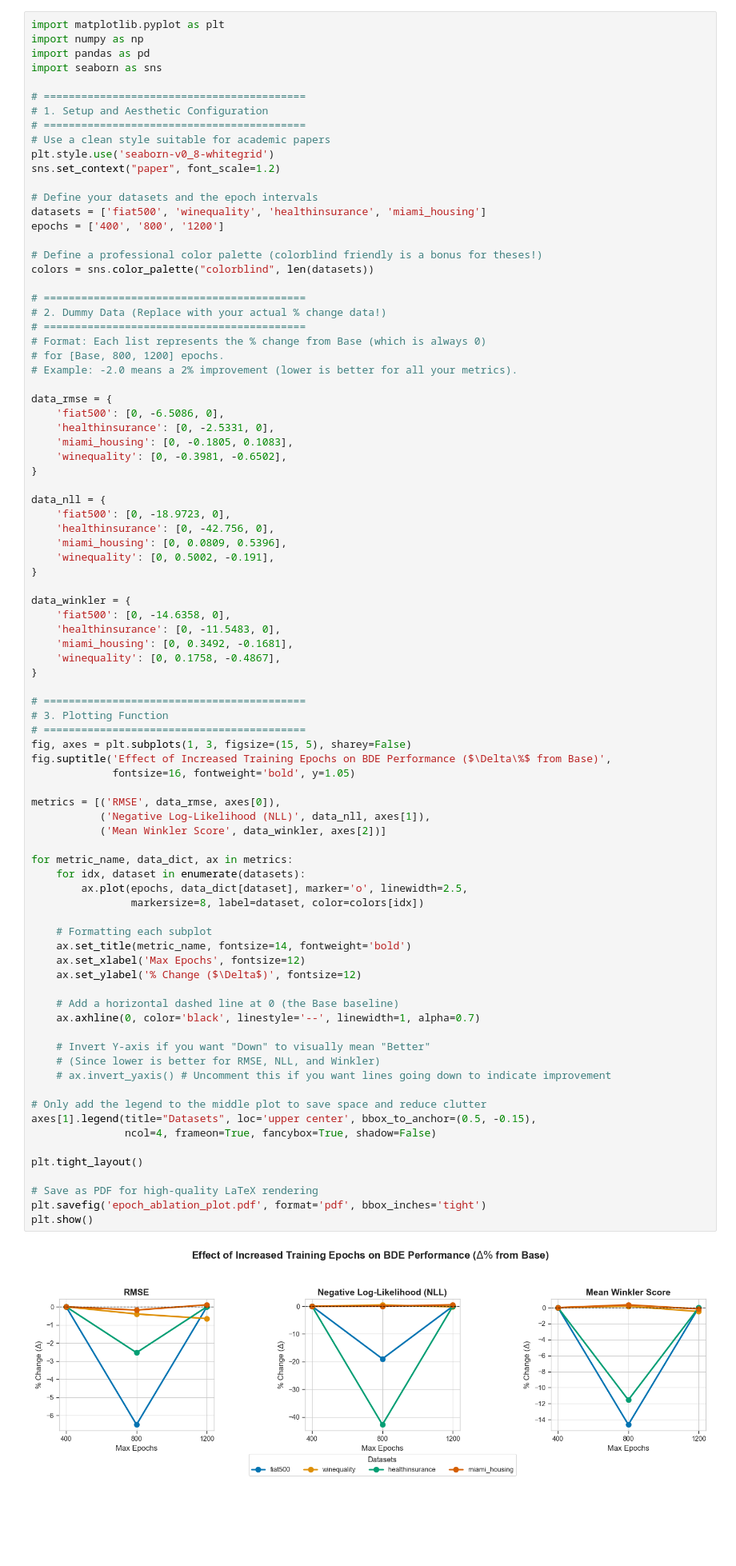
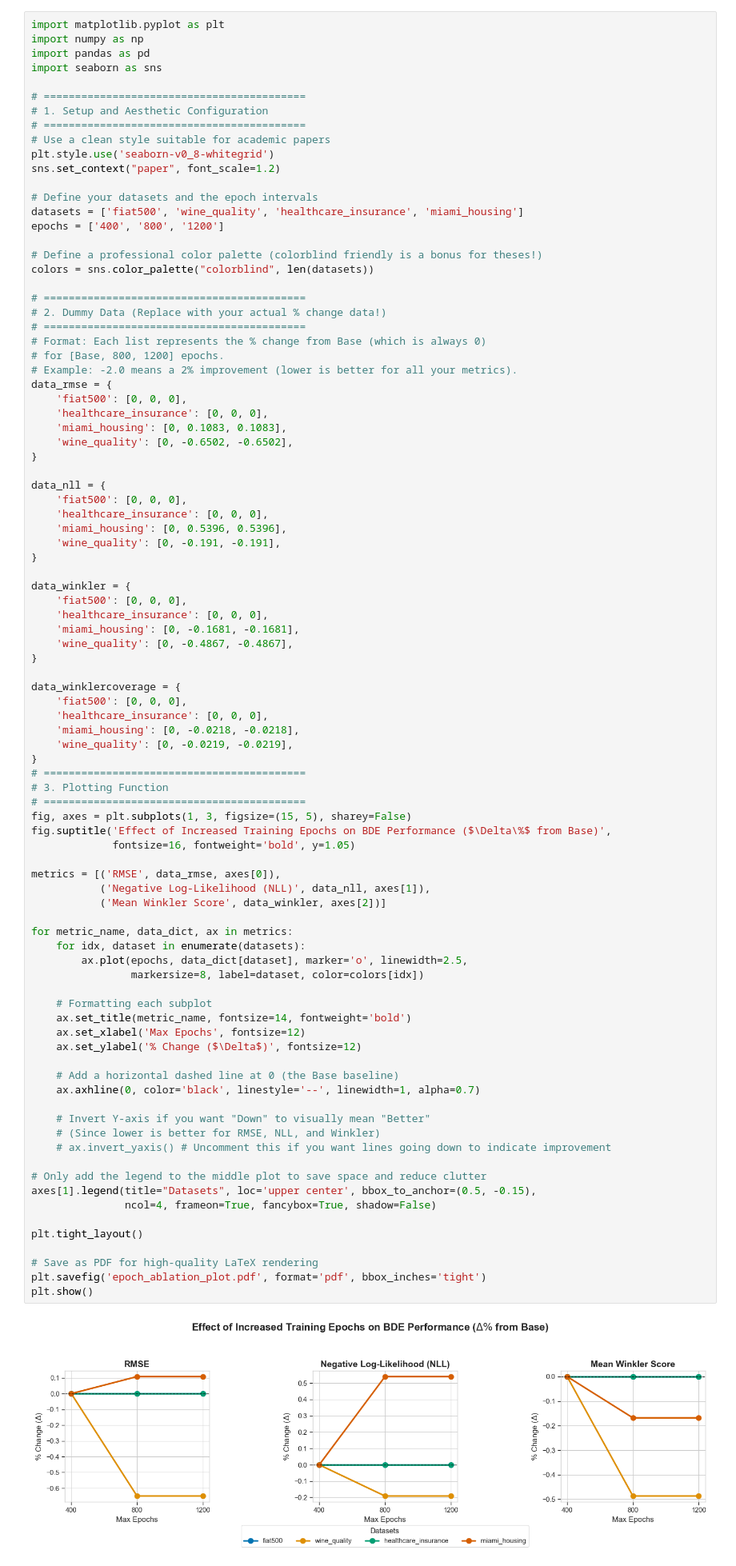
Before and after one commit to Kingmopser/BachelorsThesisCode, a Jupyter notebook: archive/examples/plot_test.ipynb, the cells around one changed output. Shown at 80% size. Drawn from its saved outputs; the diff is of its cells as text; blank space fills up the shorter version.

Commit message:
[update] data fetch and renaming files

```diff
--- a/archive/examples/plot_test.ipynb
+++ b/archive/examples/plot_test.ipynb
@@ -183,7 +181,7 @@ plt.style.use('seaborn-v0_8-whitegrid')
 sns.set_context("paper", font_scale=1.2)
 
 # Define your datasets and the epoch intervals
-datasets = ['fiat500', 'winequality', 'healthinsurance', 'miami_housing']
+datasets = ['fiat500', 'wine_quality', 'healthcare_insurance', 'miami_housing']
 epochs = ['400', '800', '1200']
 
 # Define a professional color palette (colorblind friendly is a bonus for theses!)
@@ -195,28 +193,33 @@ colors = sns.color_palette("colorblind", len(datasets))
 # Format: Each list represents the % change from Base (which is always 0)
 # for [Base, 800, 1200] epochs.
 # Example: -2.0 means a 2% improvement (lower is better for all your metrics).
-
 data_rmse = {
-    'fiat500': [0, -6.5086, 0],
-    'healthinsurance': [0, -2.5331, 0],
-    'miami_housing': [0, -0.1805, 0.1083],
-    'winequality': [0, -0.3981, -0.6502],
+    'fiat500': [0, 0, 0],
+    'healthcare_insurance': [0, 0, 0],
+    'miami_housing': [0, 0.1083, 0.1083],
+    'wine_quality': [0, -0.6502, -0.6502],
 }
 
 data_nll = {
-    'fiat500': [0, -18.9723, 0],
-    'healthinsurance': [0, -42.756, 0],
-    'miami_housing': [0, 0.0809, 0.5396],
-    'winequality': [0, 0.5002, -0.191],
+    'fiat500': [0, 0, 0],
+    'healthcare_insurance': [0, 0, 0],
+    'miami_housing': [0, 0.5396, 0.5396],
+    'wine_quality': [0, -0.191, -0.191],
 }
 
 data_winkler = {
-    'fiat500': [0, -14.6358, 0],
-    'healthinsurance': [0, -11.5483, 0],
-    'miami_housing': [0, 0.3492, -0.1681],
-    'winequality': [0, 0.1758, -0.4867],
+    'fiat500': [0, 0, 0],
+    'healthcare_insurance': [0, 0, 0],
+    'miami_housing': [0, -0.1681, -0.1681],
+    'wine_quality': [0, -0.4867, -0.4867],
 }
 
+data_winklercoverage = {
+    'fiat500': [0, 0, 0],
+    'healthcare_insurance': [0, 0, 0],
+    'miami_housing': [0, -0.0218, -0.0218],
+    'wine_quality': [0, -0.0219, -0.0219],
+}
 # ==========================================
 # 3. Plotting Function
 # ==========================================
@@ -228,34 +231,34 @@ metrics = [('RMSE', data_rmse, axes[0]),
            ('Negative Log-Likelihood (NLL)', data_nll, axes[1]),
            ('Mean Winkler Score', data_winkler, axes[2])]
 
 for metric_name, data_dict, ax in metrics:
     for idx, dataset in enumerate(datasets):
         ax.plot(epochs, data_dict[dataset], marker='o', linewidth=2.5,
                 markersize=8, label=dataset, color=colors[idx])
 
     # Formatting each subplot
     ax.set_title(metric_name, fontsize=14, fontweight='bold')
     ax.set_xlabel('Max Epochs', fontsize=12)
     ax.set_ylabel('% Change ($\Delta$)', fontsize=12)
 
     # Add a horizontal dashed line at 0 (the Base baseline)
     ax.axhline(0, color='black', linestyle='--', linewidth=1, alpha=0.7)
 
     # Invert Y-axis if you want "Down" to visually mean "Better"
     # (Since lower is better for RMSE, NLL, and Winkler)
     # ax.invert_yaxis() # Uncomment this if you want lines going down to indicate improvement
 
 # Only add the legend to the middle plot to save space and reduce clutter
 axes[1].legend(title="Datasets", loc='upper center', bbox_to_anchor=(0.5, -0.15),
                ncol=4, frameon=True, fancybox=True, shadow=False)
 
 plt.tight_layout()
 
 # Save as PDF for high-quality LaTeX rendering
 plt.savefig('epoch_ablation_plot.pdf', format='pdf', bbox_inches='tight')
 plt.show()
 # %% [output]
-[figure, old version]
+[figure, new version]
 # %%
 import matplotlib.pyplot as plt
 import seaborn as sns
```
Also changed, not shown: parts of 7 cells of this notebook, 1 other file.
